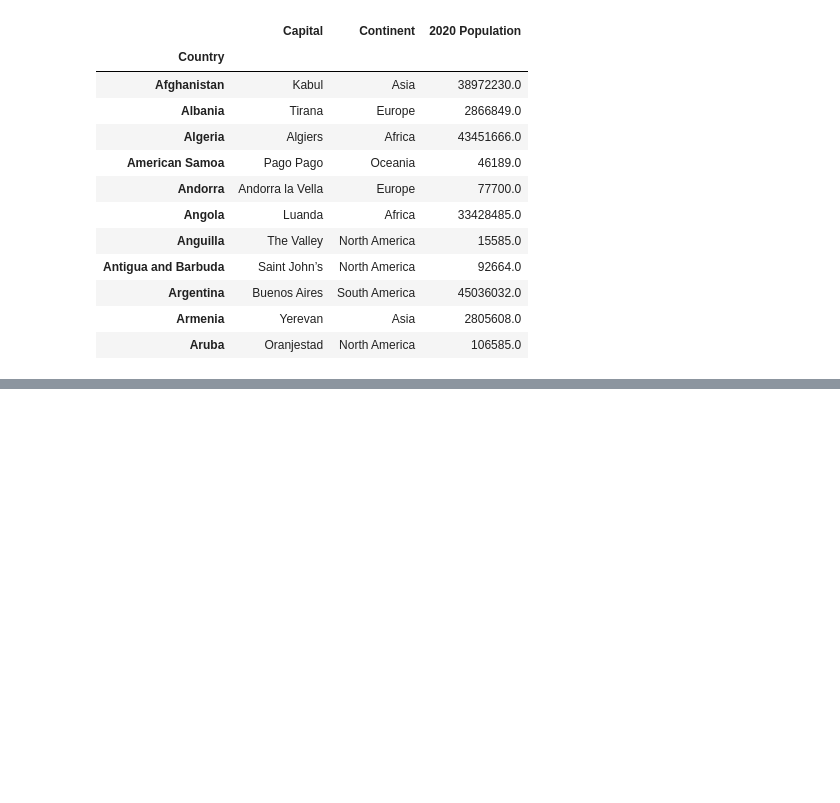
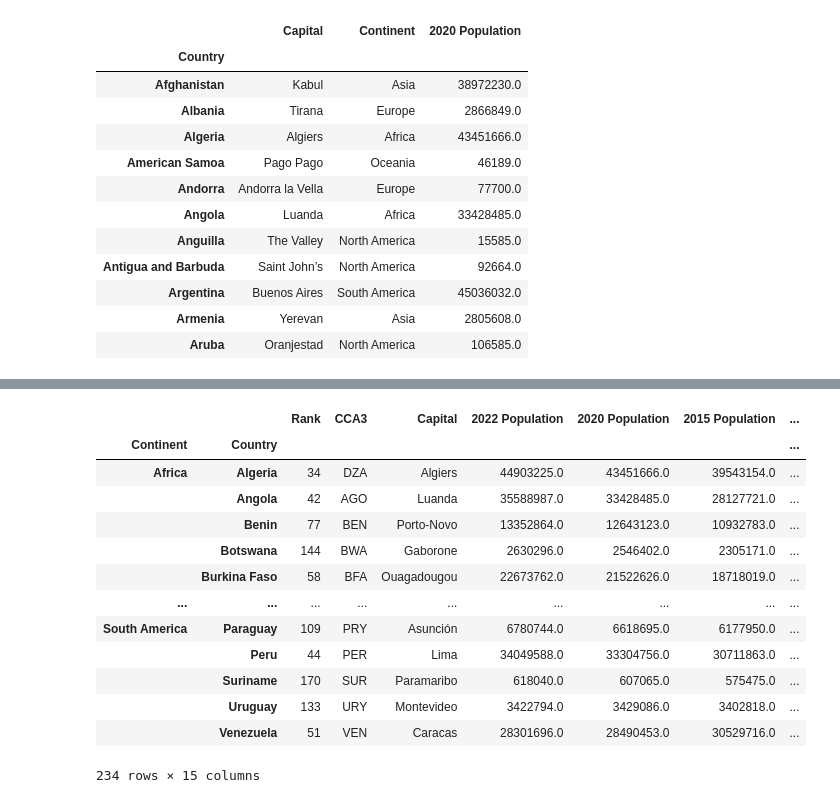
Before and after one commit to aleksmn/DataLessons, a Jupyter notebook: 03-indexing.ipynb, the cells around one changed output, grey strips where cells are left out. Cells and saved outputs as stored; diff of their text form; code cells hidden in the pictures; blank space fills up the shorter version.

```diff
--- a/03-indexing.ipynb
+++ b/03-indexing.ipynb
@@ -93,0 +151,17 @@ df.iloc[0:11, [2,3,5]]
+# %%
+df
+# %% [output]
+|  |  | Rank | CCA3 | Capital | 2022 Population | 2020 Population | 2015 Population | ... |
+| Continent | Country |  |  |  |  |  |  | ... |
+| Africa | Algeria | 34 | DZA | Algiers | 44903225.0 | 43451666.0 | 39543154.0 | ... |
+|  | Angola | 42 | AGO | Luanda | 35588987.0 | 33428485.0 | 28127721.0 | ... |
+|  | Benin | 77 | BEN | Porto-Novo | 13352864.0 | 12643123.0 | 10932783.0 | ... |
+|  | Botswana | 144 | BWA | Gaborone | 2630296.0 | 2546402.0 | 2305171.0 | ... |
+|  | Burkina Faso | 58 | BFA | Ouagadougou | 22673762.0 | 21522626.0 | 18718019.0 | ... |
+| ... | ... | ... | ... | ... | ... | ... | ... | ... |
+| South America | Paraguay | 109 | PRY | Asunción | 6780744.0 | 6618695.0 | 6177950.0 | ... |
+|  | Peru | 44 | PER | Lima | 34049588.0 | 33304756.0 | 30711863.0 | ... |
+|  | Suriname | 170 | SUR | Paramaribo | 618040.0 | 607065.0 | 575475.0 | ... |
+|  | Uruguay | 133 | URY | Montevideo | 3422794.0 | 3429086.0 | 3402818.0 | ... |
+|  | Venezuela | 51 | VEN | Caracas | 28301696.0 | 28490453.0 | 30529716.0 | ... |
+234 rows × 15 columns
```
Also changed, not shown: parts of 9 cells of this notebook, 2 other files.
